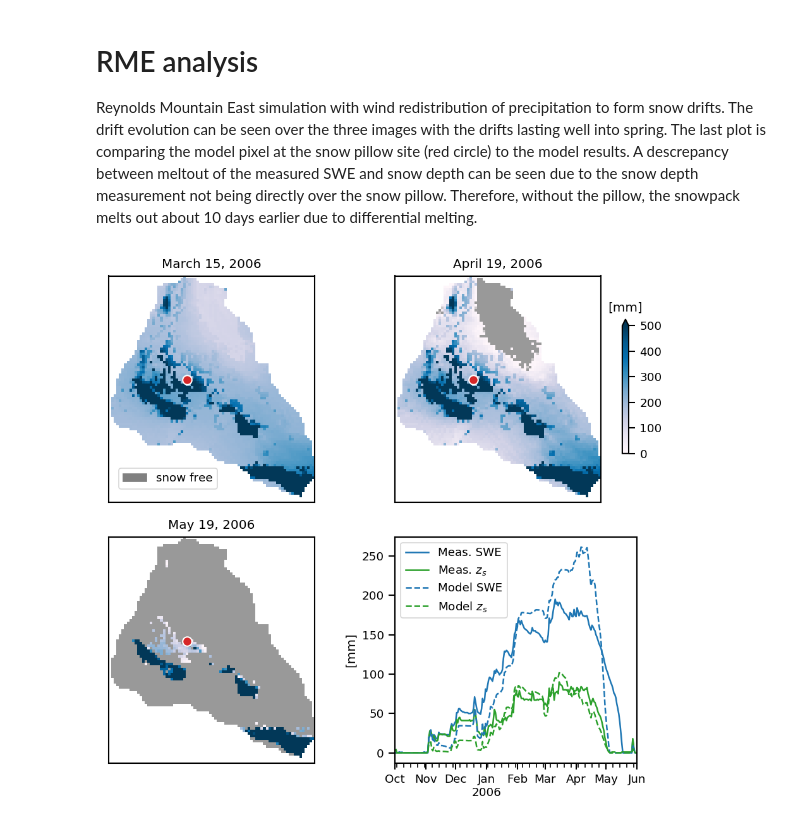
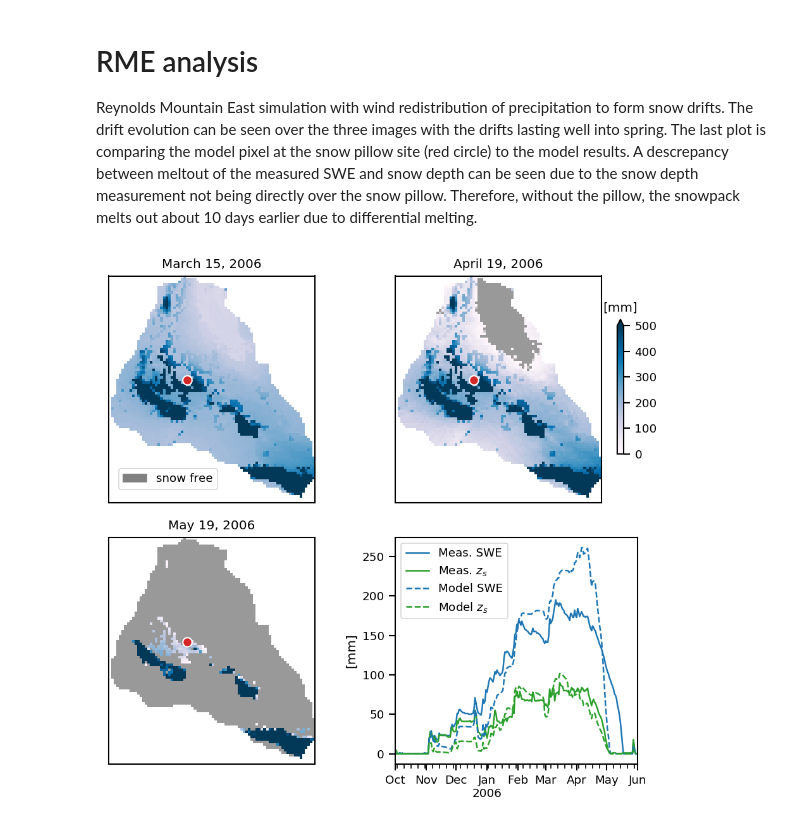
Before and after one commit to USDA-ARS-NWRC/awsm_test_cases, a Jupyter notebook: rme/rme_notebook.ipynb, the cells around one changed output. Cells and saved outputs as stored; diff of their text form; code cells hidden in the pictures.

Commit message:
RME figure was clipped, added requirements for mybinder

```diff
--- a/rme/rme_notebook.ipynb
+++ b/rme/rme_notebook.ipynb
@@ -69,34 +69,33 @@ vmin = 0
 vmax = 500
 for key,data in swe.items():
     ix = np.unravel_index(key, ax.shape)
     s = ax[ix].imshow(data, vmin=vmin, vmax=vmax, cmap=cmap, interpolation='none')
     s.axes.get_xaxis().set_ticks([])
     s.axes.get_yaxis().set_ticks([])
     ax[ix].set_title(date_time[key])
     ax[ix].plot(ind_x, ind_y, 'o', markersize=7, markerfacecolor='C3',
              markeredgewidth=1.0, markeredgecolor='w')
     ax[ix].set_anchor('W')
 
     if key == 0:
         p = [patches.Patch(color='grey', label='snow free')]
         ax[ix].legend(handles=p, bbox_to_anchor=(0.05, 0.15),
                   loc=2, borderaxespad=0.)
 
 # plot the pillow and the model
 df.plot(ax=ax[1,1], color=['C0', 'C2', 'C0', 'C2'], style=['-', '-', '--', '--'])
 ax[1,1].set_xlim('2005-10-01', '2006-06-01')
 ax[1,1].set_xlabel('')
 ax[1,1].set_ylabel('[mm]')
 ax[1,1].legend(['Meas. SWE', 'Meas. $z_s$', 'Model SWE', 'Model $z_s$'])
 
-plt.tight_layout()
-
 # Add the colorbar
-cax = plt.axes([0.87, 0.5, 0.075, 0.5], visible=False)
+cax = plt.axes([0.86, 0.5, 0.075, 0.5], visible=False)
 cbar = plt.colorbar(s, ax=cax, extend='max', shrink=0.7, orientation='vertical')
 cbar.ax.set_title('[mm]')
 
+plt.tight_layout()
 
 plt.savefig('rme_figure.png', dpi=200)
 # %% [output]
-[figure, old version]
+[figure, new version]
```
Also changed, not shown: 3 other files.
